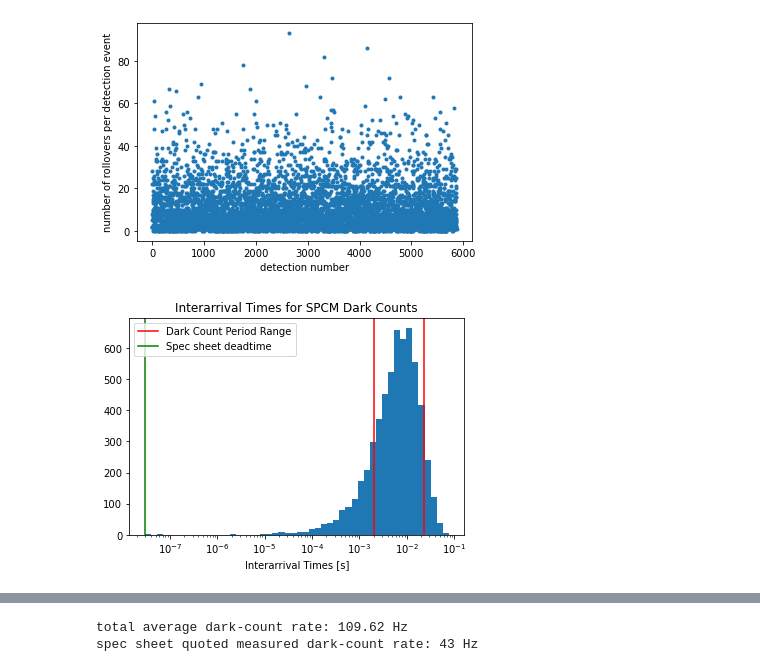
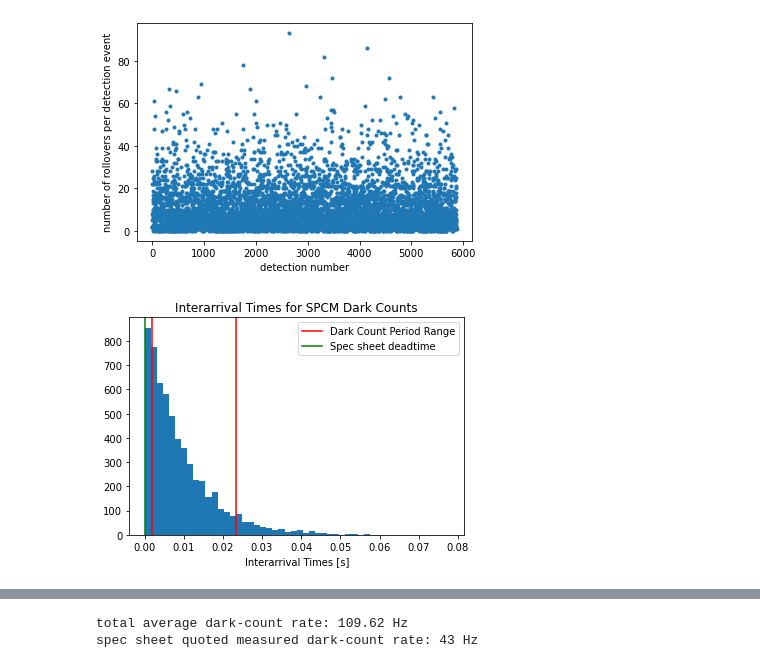
Before and after one commit to gkirchhoff32/ARSENL_backscatter_experiments, a Jupyter notebook: scripts/spcm_dark_counts/spcm_dcount_analysis.ipynb, the cells around one changed output, grey strips where cells are left out. Cells and saved outputs as stored; diff of their text form; code cells hidden in the pictures.

```diff
--- a/scripts/spcm_dark_counts/spcm_dcount_analysis.ipynb
+++ b/scripts/spcm_dark_counts/spcm_dcount_analysis.ipynb
@@ -98,25 +98,26 @@ dcount_inter_time = np.diff(dcount_global_time)
 # %%
 # dcount_inter_time = dcount_inter_time[np.where(dcount_inter_time<1e-4)]
 # %%
-use_log = True
+use_log = False
 
 num_bins = 50
 lin_bins = np.linspace(np.min(dcount_inter_time), np.max(dcount_inter_time), num_bins+1)
 log_bins = np.logspace(np.log10(np.min(dcount_inter_time)), np.log10(np.max(dcount_inter_time)), num_bins+1)
 
 fig = plt.figure()
 ax = fig.add_subplot(111)
 if use_log:
     ax.hist(dcount_inter_time, log_bins)
     ax.set_xscale('log')
 else:
     ax.hist(dcount_inter_time, lin_bins)
 ax.set_xlabel('Interarrival Times [s]')
 ax.set_title('Interarrival Times for SPCM Dark Counts')
+# ax.set_xlim([1e-8, 1e-3])
 plt.axvline(x=spec_dc_period[0], color='r', label='Dark Count Period Range')
 plt.axvline(x=spec_dc_period[1], color='r')
 plt.axvline(x=spec_deadtime, color='g', label="Spec sheet deadtime")
 plt.legend()
 plt.show()
 # %% [output]
-[figure, old version]
+[figure, new version]
```
Also changed, not shown: parts of 2 cells of this notebook.
